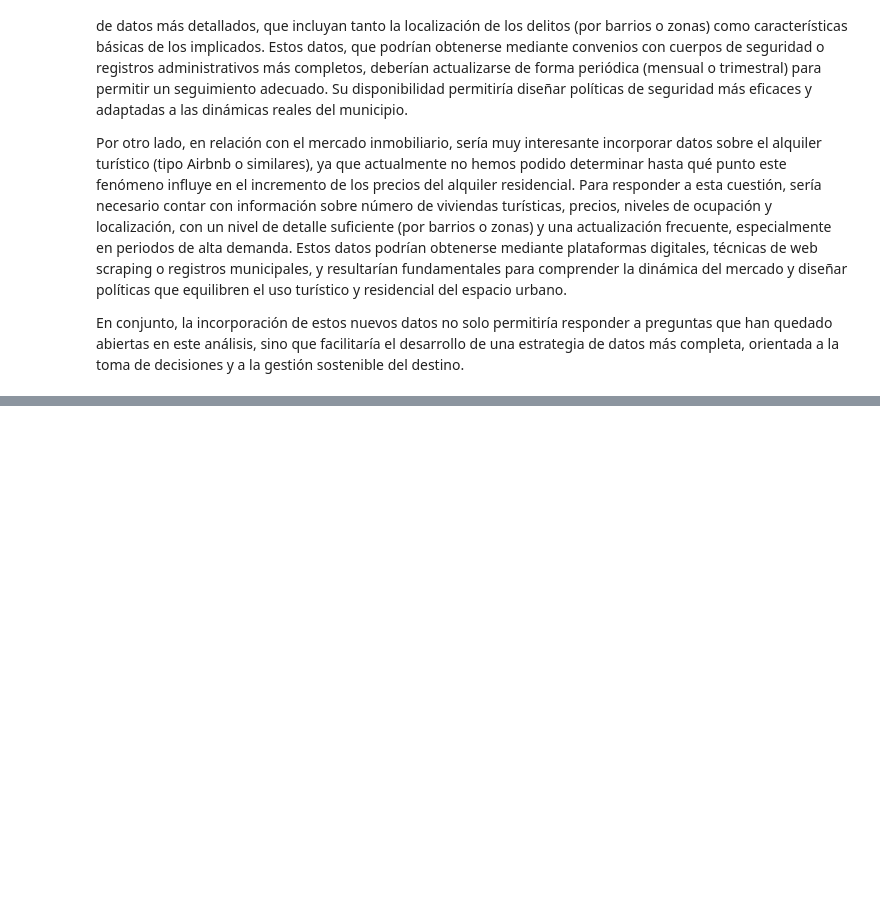
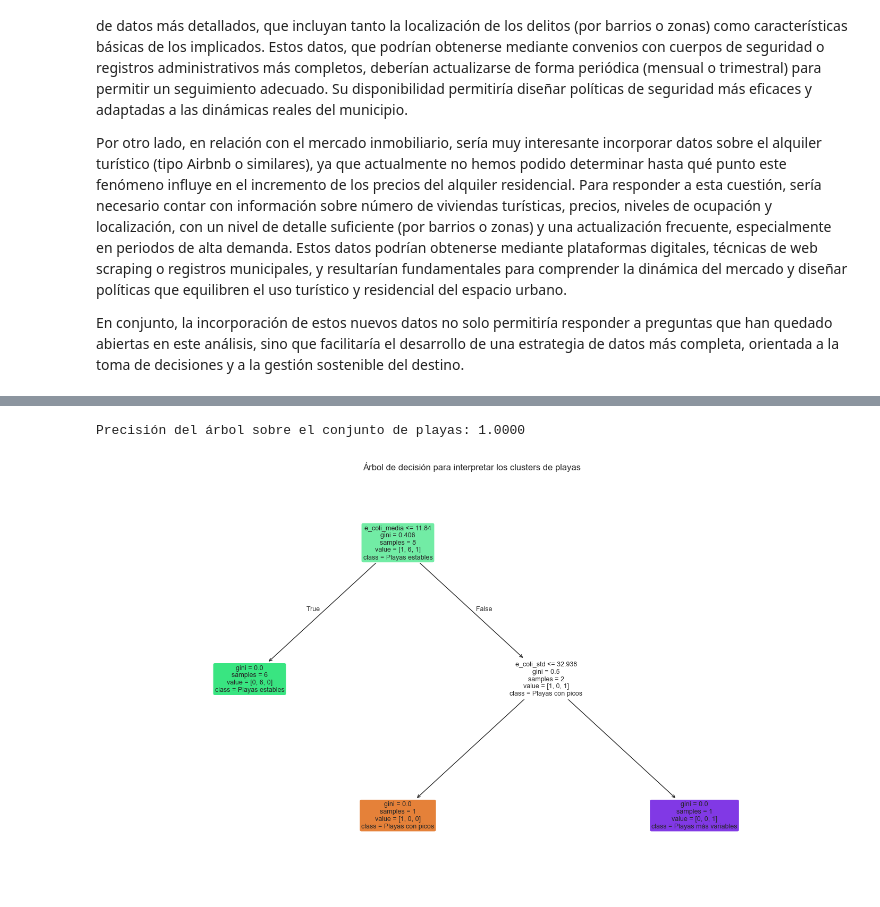
Before and after one commit to MalenaSancho/Turismo-Mineria-Datos, a Jupyter notebook: RETOS/RETO_4.ipynb, the cells around one changed output, grey strips where cells are left out. Cells and saved outputs as stored; diff of their text form; code cells hidden in the pictures; blank space fills up the shorter version.

```diff
--- a/RETOS/RETO_4.ipynb
+++ b/RETOS/RETO_4.ipynb
@@ -2496,0 +2754,25 @@ En conjunto, la incorporación de estos nuevos datos no solo permitiría respond
+# %%
+'''
+=========================================================
+ 7. RENOMBRADO INTERPRETABLE DE LOS CLUSTERS
+=========================================================
+Los números 0, 1, 2 asignados por KMeans NO tienen significado.
+Por ello, observamos el perfil medio de cada cluster y les damos una etiqueta interpretativa..
+'''
+cluster_mas_estable = perfil_clusters['e_coli_std'].idxmin()
+cluster_mas_picos = perfil_clusters['e_coli_p90'].idxmax()
+
+# El cluster restante será el más variable/intermedio
+clusters_restantes = set(perfil_clusters.index) - {cluster_mas_estable, cluster_mas_picos}
+cluster_mas_variable = list(clusters_restantes)[0]
+
+mapa_clusters = {
+    cluster_mas_estable: 'Playas estables',
+    cluster_mas_picos: 'Playas con picos',
+    cluster_mas_variable: 'Playas más variables'
+}
+
+df_playas_cluster['Tipo_cluster'] = df_playas_cluster['Cluster'].map(mapa_clusters)
+
+print("=== PLAYAS CON ETIQUETA INTERPRETABLE ===")
+display(df_playas_cluster[['Playa', 'Cluster', 'Tipo_cluster']])
@@ -2496,0 +2827,50 @@ En conjunto, la incorporación de estos nuevos datos no solo permitiría respond
+# %%
+'''
+=========================================================
+ 9. ÁRBOL DE DECISIÓN PARA EXPLICAR LOS CLUSTERS
+=========================================================
+Ahora usamos un árbol de decisión para "explicar" los grupos.
+
+INPUT  -> variables microbiológicas agregadas
+OUTPUT -> cluster asignado por KMeans
+
+OJO:
+Este árbol NO descubre los grupos. Los grupos los descubre KMeans.
+El árbol simplemente aprende reglas interpretables que aproximan la segmentación encontrada.
+'''
+X_tree = df_playas_cluster[features_cluster]
+y_tree = df_playas_cluster['Tipo_cluster']
+
+# Usamos un árbol pequeño para que sea interpretable
+arbol = DecisionTreeClassifier(
+    max_depth=3,       # limitamos profundidad para que no sea un caos
+    random_state=42
+)
+
+arbol.fit(X_tree, y_tree)
+
+# Precisión del árbol sobre los mismos datos (solo como medida de qué bien reproduce los clusters,
+# no como evaluación predictiva seria, ya que tenemos muy pocas playas)
+accuracy_train = arbol.score(X_tree, y_tree)
+print(f"Precisión del árbol sobre el conjunto de playas: {accuracy_train:.4f}")
+# %% [output]
+Precisión del árbol sobre el conjunto de playas: 1.0000
+# %%
+# =========================================================
+# 10. VISUALIZACIÓN DEL ÁRBOL
+# =========================================================
+plt.figure(figsize=(18, 10))
+
+plot_tree(
+    arbol,
+    feature_names=features_cluster,
+    class_names=arbol.classes_,
+    filled=True,
+    rounded=True,
+    fontsize=9
+)
+
+plt.title('Árbol de decisión para interpretar los clusters de playas')
+plt.show()
+# %% [output]
+[figure, added]
```
Also changed, not shown: parts of 19 cells of this notebook.
